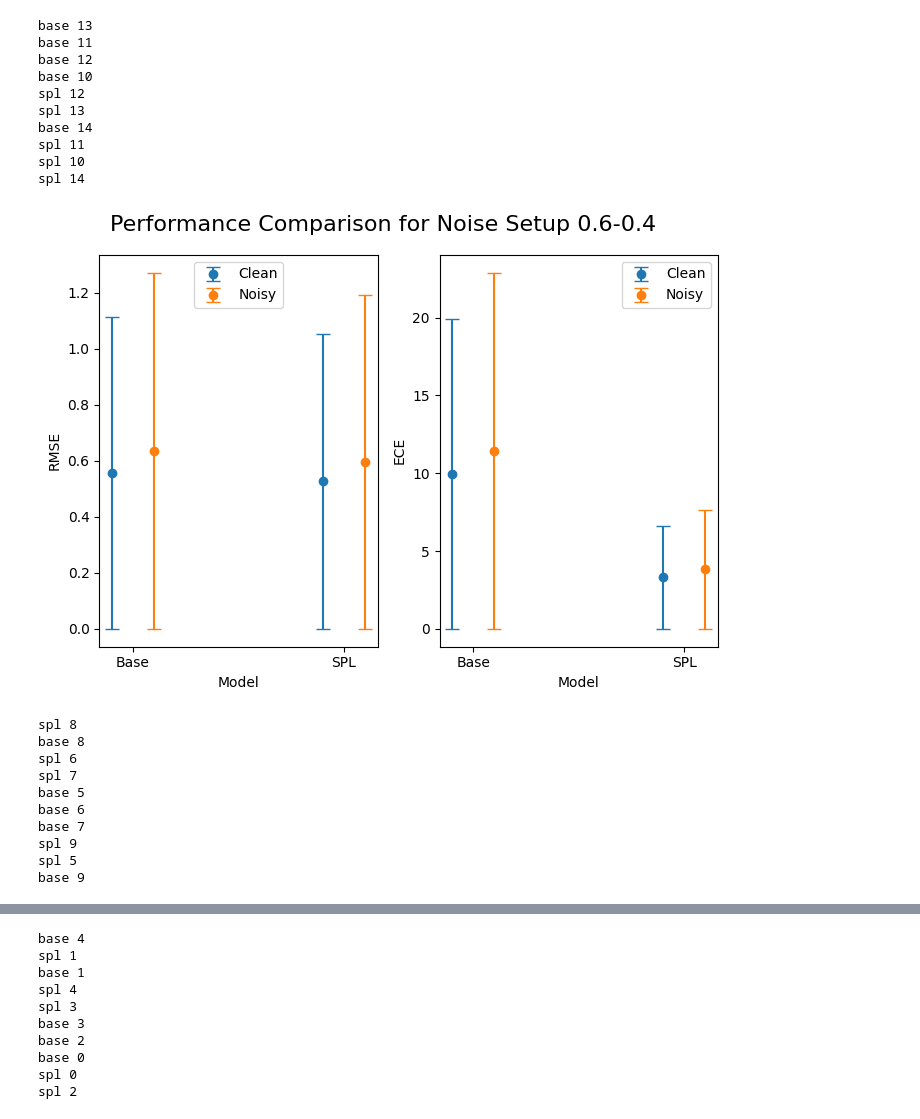
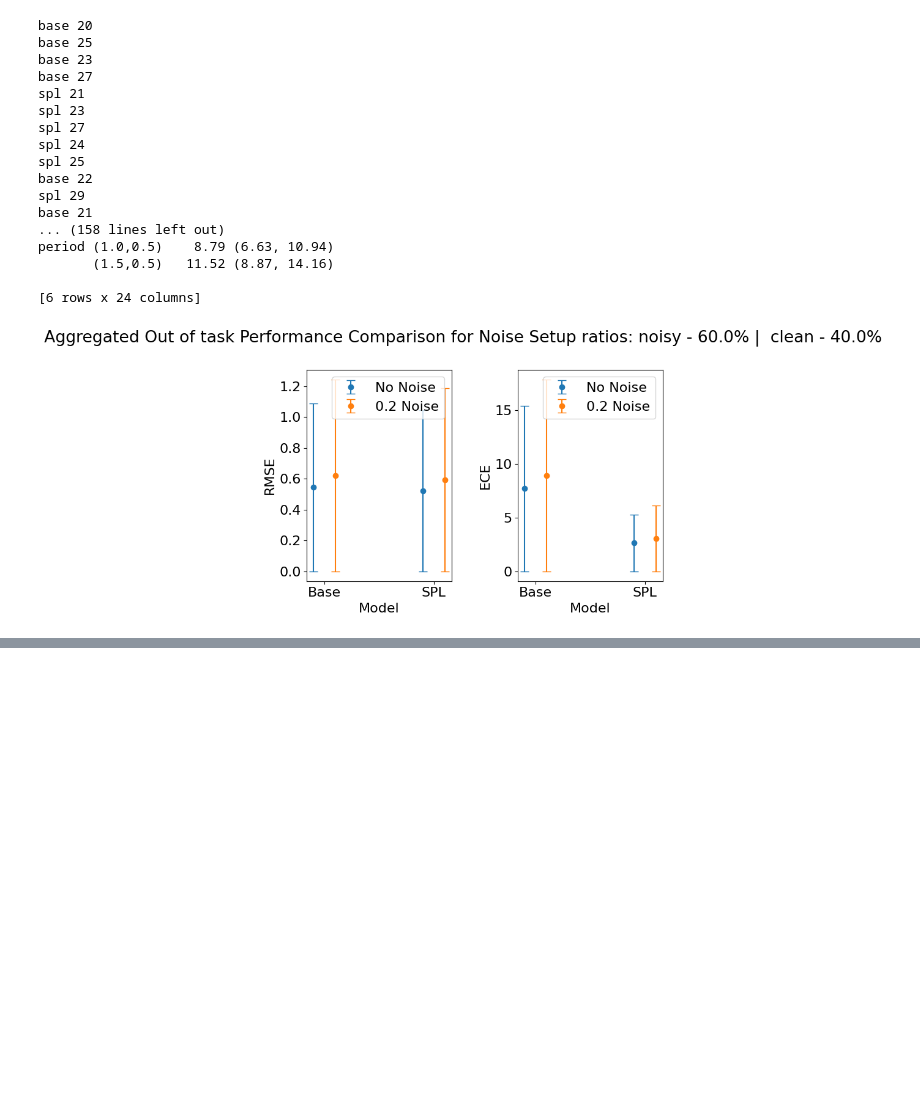
Before and after one commit to aszi09/CL_for_faster_Meta-learning, a Jupyter notebook: aa_experiment_scripts/spl_data_plot_aggregate_eval.ipynb, the cells around one changed output, grey strips where cells are left out. Drawn from its saved outputs; the diff is of its cells as text; code cells hidden in the pictures; blank space fills up the shorter version.

Commit message:
added dfs and changes in the plotting code

```diff
--- a/aa_experiment_scripts/spl_data_plot_aggregate_eval.ipynb
+++ b/aa_experiment_scripts/spl_data_plot_aggregate_eval.ipynb
@@ -41,7 +43,7 @@ from jax.tree_util import tree_map
 # for baseline this takes the form within a given folder (base_0_1)
 
 # Set the experiment directory
-experiment_directory = "exp_ds_5runs"
+experiment_directory = "exp_ds_10runs"
 
 # Lets also load in the curricula weights , its enough to load it in for one , becauase they used the same curricula params.
 
@@ -152,7 +154,7 @@ for ax in axs:
 plt.tight_layout()
 
 # Show plot
-plt.show()
+#plt.show()
 
 # Save plot
 fig.savefig("training_losses.png")
@@ -229,10 +231,9 @@ def plot_combined_metrics(base_in_means, base_in_stds, spl_in_means, spl_in_stds
 
     plt.tight_layout(rect=[0, 0.03, 1, 0.95])
     plt.savefig(f'aggregated_metrics_{noise_level}.png')
-    plt.show()
 
 
-experiment_directory = "exp_ds_5runs"
+experiment_directory = "exp_ds_10runs"
 
 plt.rcParams.update({'font.size': 15})
 # Get the list of noise setup directories
@@ -382,7 +383,7 @@ def make_sampler(f, points, range):
 
 test_size =128*100
 num_posterior_mc = 1
-chunk_size =128
+chunk_size =128*10
 num_context_samples = 64
 num_target_samples = 32
 
@@ -440,7 +441,7 @@ samplers = {k: make_sampler(v, num_context_samples+num_target_samples, (-1.0, 1.
 
 
 
-experiment_directory = "exp_ds_5runs"
+experiment_directory = "exp_ds_10runs"
 
 # Get the list of noise setup directories
 
@@ -455,7 +456,7 @@ noise_setups = ["Noise setup "+"-".join(d.split("_")[1:-1]) for d in noise_setup
 
 
 columns = pd.MultiIndex.from_product([noise_setups, ["No Noise", "0.2 Noise"], ["base", "spl"],["rmse", "ece"]])
-
+plt.rcParams.update({'font.size': 16})
 eval_table_df = pd.DataFrame(index=row_index_values, columns=columns)
 # Iterate over each noise setup directory
 for i, noise_setup_directory in enumerate(noise_setup_directories):
@@ -555,7 +556,7 @@ for i, noise_setup_directory in enumerate(noise_setup_directories):
     }
 
     # Calculate the confidence intervals for each run across all samplers for noisy and non-noisy samplers
-
+    print(len(base_metric_dics) , len(spl_metric_dics))
     base_confidence_intervals_noisy = {
         metric: calculate_confidence_interval(base_mean_values_noisy[metric], base_std_values_noisy[metric], len(base_metric_dics), 0.95)
         for metric in ['rmse', 'ece']
@@ -595,8 +596,8 @@ for i, noise_setup_directory in enumerate(noise_setup_directories):
     fig, axs = plt.subplots(1, 2, figsize=(7, 5))
 
     # Plot RMSE subplot
-    axs[0].errorbar(np.arange(len(labels))-0.1, clean_rmse_means, yerr=clean_rmse_cis, fmt='o', label='Clean', capsize=5)
-    axs[0].errorbar(np.arange(len(labels))+0.1, noisy_rmse_means, yerr=noisy_rmse_cis, fmt='o', label='Noisy', capsize=5)
+    axs[0].errorbar(np.arange(len(labels))-0.1, clean_rmse_means, yerr=clean_rmse_cis, fmt='o', label='No Noise', capsize=5)
+    axs[0].errorbar(np.arange(len(labels))+0.1, noisy_rmse_means, yerr=noisy_rmse_cis, fmt='o', label='0.2 Noise', capsize=5)
     axs[0].set_xticks(np.arange(len(labels)))
     axs[0].set_xticklabels(labels)
     axs[0].set_xlabel('Model')
@@ -604,62 +605,59 @@ for i, noise_setup_directory in enumerate(noise_setup_directories):
     axs[0].legend()
 
     # Plot ECE subplot
-    axs[1].errorbar(np.arange(len(labels))-0.1, clean_ece_means, yerr=clean_ece_cis, fmt='o', label='Clean', capsize=5)
-    axs[1].errorbar(np.arange(len(labels))+0.1, noisy_ece_means, yerr=noisy_ece_cis, fmt='o', label='Noisy', capsize=5)
+    axs[1].errorbar(np.arange(len(labels))-0.1, clean_ece_means, yerr=clean_ece_cis, fmt='o', label='No Noise', capsize=5)
+    axs[1].errorbar(np.arange(len(labels))+0.1, noisy_ece_means, yerr=noisy_ece_cis, fmt='o', label='0.2 Noise', capsize=5)
     axs[1].set_xticks(np.arange(len(labels)))
     axs[1].set_xticklabels(labels)
     axs[1].set_xlabel('Model')
     axs[1].set_ylabel('ECE')
     axs[1].legend()
 
+    # Convert noise levels to percentages
 
-    fig.suptitle(f'Performance Comparison for Noise Setup {"-".join(noise_levels)}', fontsize=16)
+    fig.suptitle(f'Aggregated Out of task Performance Comparison for Noise Setup ratios: noisy - ' + str(float(noise_levels[0])*100.0) + "% | " + " clean - " + str(float(noise_levels[1])*100.0) + "%")
     plt.tight_layout()
     plt.savefig('performance_comparison'+str(i)+'.png')
-    plt.show()
 
     base_confidence_intervals = {k: {m: calculate_confidence_interval(base_means[k][m], base_std[k][m], len(base_metric_dics), 0.95) for m in ["rmse", "ece"]} for k in samplers.keys()}
 
     spl_confidence_intervals = {k: {m: calculate_confidence_interval(spl_means[k][m], spl_std[k][m], len(spl_metric_dics), 0.95) for m in ["rmse", "ece"]} for k in samplers.keys()}
 
     base_value_strings = {k: {m: f'{base_means[k][m][0]:.2f} ({base_confidence_intervals[k][m][0][0]:.2f}, {base_confidence_intervals[k][m][1][0]:.2f})' for m in ["rmse", "ece"]} for k in samplers.keys()}
     spl_value_strings = {k: {m: f'{spl_means[k][m][0]:.2f} ({spl_confidence_intervals[k][m][0][0]:.2f}, {spl_confidence_intervals[k][m][1][0]:.2f})' for m in ["rmse", "ece"]} for k in samplers.keys()}
 
 
     noise_setup = "Noise setup "+"-".join(noise_levels)
 
     for sampler_key in samplers.keys():
         for metric in ["rmse", "ece"]:
 
             if("noise" in sampler_key):
 
                 eval_table_df.loc[(sampler_key.split("_")[0], sampler_key.split("_")[1]), (noise_setup, "0.2 Noise", "base", metric)] = base_value_strings[sampler_key][metric]
                 eval_table_df.loc[(sampler_key.split("_")[0], sampler_key.split("_")[1]), (noise_setup, "0.2 Noise", "spl", metric)] = spl_value_strings[sampler_key][metric]
             else:
                 eval_table_df.loc[(sampler_key.split("_")[0], sampler_key.split("_")[1]), (noise_setup, "No Noise", "base", metric)] = base_value_strings[sampler_key][metric]
                 eval_table_df.loc[(sampler_key.split("_")[0], sampler_key.split("_")[1]), (noise_setup, "No Noise", "spl", metric)] = spl_value_strings[sampler_key][metric]
 
 
 print(eval_table_df)
 # %% [output]
-base 13
-base 11
-base 12
-base 10
-spl 12
-spl 13
-base 14
-spl 11
-spl 10
-spl 14
+base 20
+base 25
+base 23
+base 27
+spl 21
+spl 23
+spl 27
+spl 24
+spl 25
+base 22
+spl 29
+base 21
+... (158 lines left out)
+period (1.0,0.5)    8.79 (6.63, 10.94)
+       (1.5,0.5)   11.52 (8.87, 14.16)
+
+[6 rows x 24 columns]
-[figure, old version]
+[figure, new version]
-spl 8
-base 8
-spl 6
-spl 7
-base 5
-base 6
-base 7
-spl 9
-spl 5
-base 9
@@ -667,10 +664,0 @@ base 9
-base 4
-spl 1
-base 1
-spl 4
-spl 3
-base 3
-base 2
-base 0
-spl 0
-spl 2
```
Also changed, not shown: parts of 13 cells of this notebook, 4 other files.
